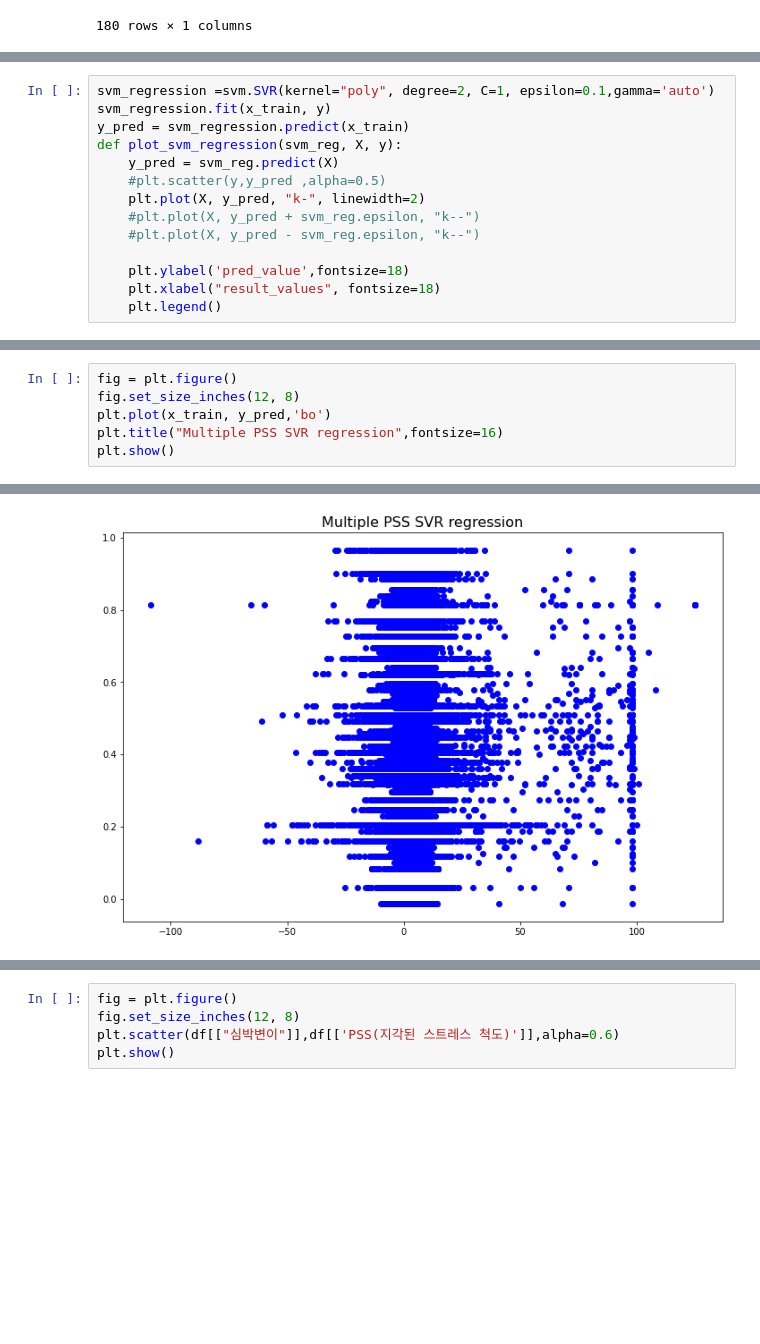
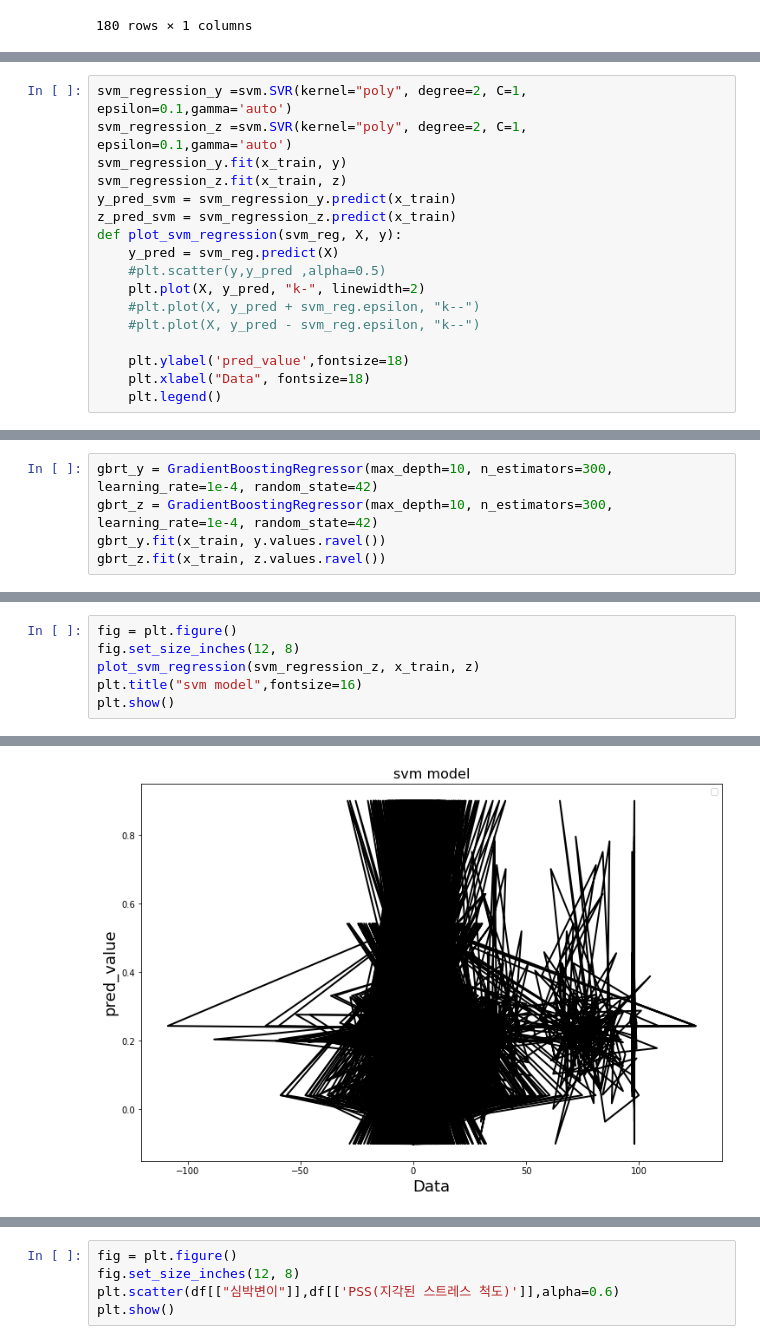
Before and after one commit to hanbuck30/Regression-about-neural-Data, a Jupyter notebook: svm_regre.ipynb, the cells around one changed output, grey strips where cells are left out. Cells and saved outputs as stored; diff of their text form; blank space fills up the shorter version.

```diff
--- a/svm_regre.ipynb
+++ b/svm_regre.ipynb
@@ -100,7 +101,10 @@ Regression 시작
 # %%
-svm_regression =svm.SVR(kernel="poly", degree=2, C=1, epsilon=0.1,gamma='auto')
-svm_regression.fit(x_train, y)
-y_pred = svm_regression.predict(x_train)
+svm_regression_y =svm.SVR(kernel="poly", degree=2, C=1, epsilon=0.1,gamma='auto')
+svm_regression_z =svm.SVR(kernel="poly", degree=2, C=1, epsilon=0.1,gamma='auto')
+svm_regression_y.fit(x_train, y)
+svm_regression_z.fit(x_train, z)
+y_pred_svm = svm_regression_y.predict(x_train)
+z_pred_svm = svm_regression_z.predict(x_train)
 def plot_svm_regression(svm_reg, X, y):
     y_pred = svm_reg.predict(X)
     #plt.scatter(y,y_pred ,alpha=0.5)
@@ -109,5 +113,5 @@ def plot_svm_regression(svm_reg, X, y):
     #plt.plot(X, y_pred - svm_reg.epsilon, "k--")
 
     plt.ylabel('pred_value',fontsize=18)
-    plt.xlabel("result_values", fontsize=18)
+    plt.xlabel("Data", fontsize=18)
     plt.legend()
@@ -135,0 +160,5 @@ array([ 0.24762613,  0.46831896,  0.69502617,  0.49134135,  0.40441121,
+# %%
+gbrt_y = GradientBoostingRegressor(max_depth=10, n_estimators=300, learning_rate=1e-4, random_state=42)
+gbrt_z = GradientBoostingRegressor(max_depth=10, n_estimators=300, learning_rate=1e-4, random_state=42)
+gbrt_y.fit(x_train, y.values.ravel())
+gbrt_z.fit(x_train, z.values.ravel())
@@ -145,7 +209,7 @@ WARNING:matplotlib.legend:No handles with labels found to put in legend.
 # %%
 fig = plt.figure()
 fig.set_size_inches(12, 8)
-plt.plot(x_train, y_pred,'bo')
-plt.title("Multiple PSS SVR regression",fontsize=16)
+plot_svm_regression(svm_regression_z, x_train, z)
+plt.title("svm model",fontsize=16)
 plt.show()
 # %% [output]
@@ -152 +217 @@ plt.show()
-[figure, old version]
+[figure, new version]
```
Also changed, not shown: parts of 25 cells of this notebook.
